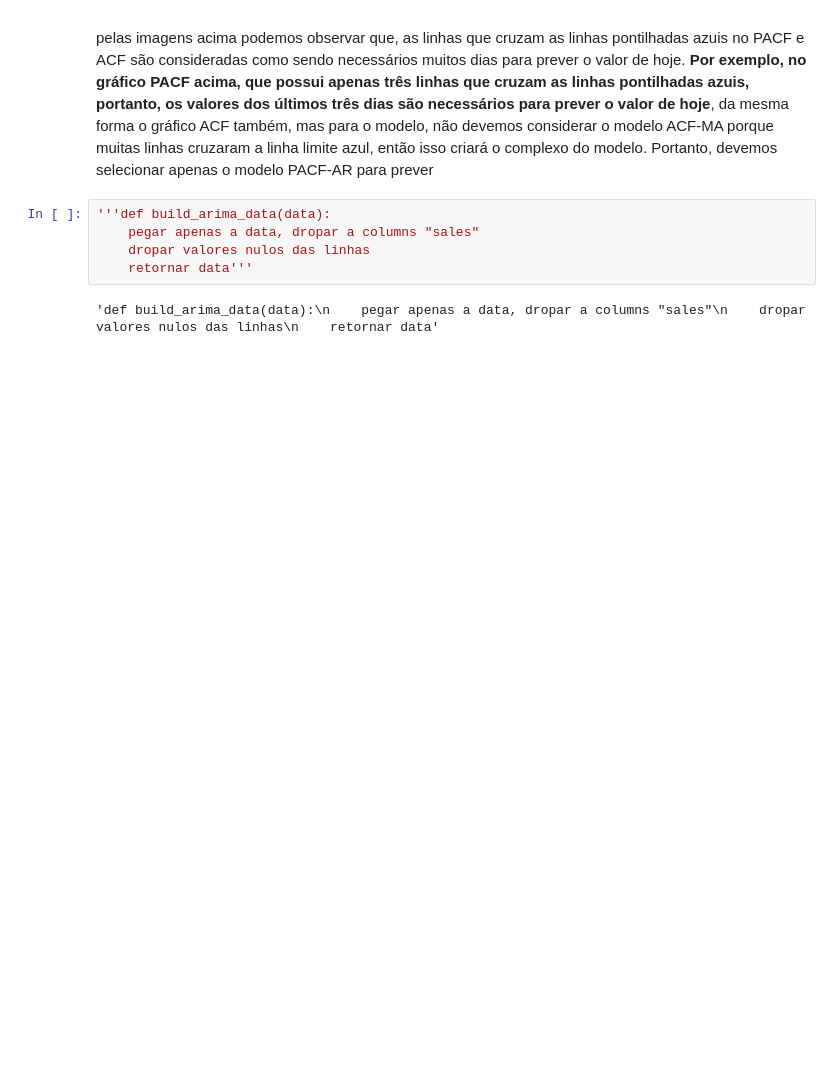
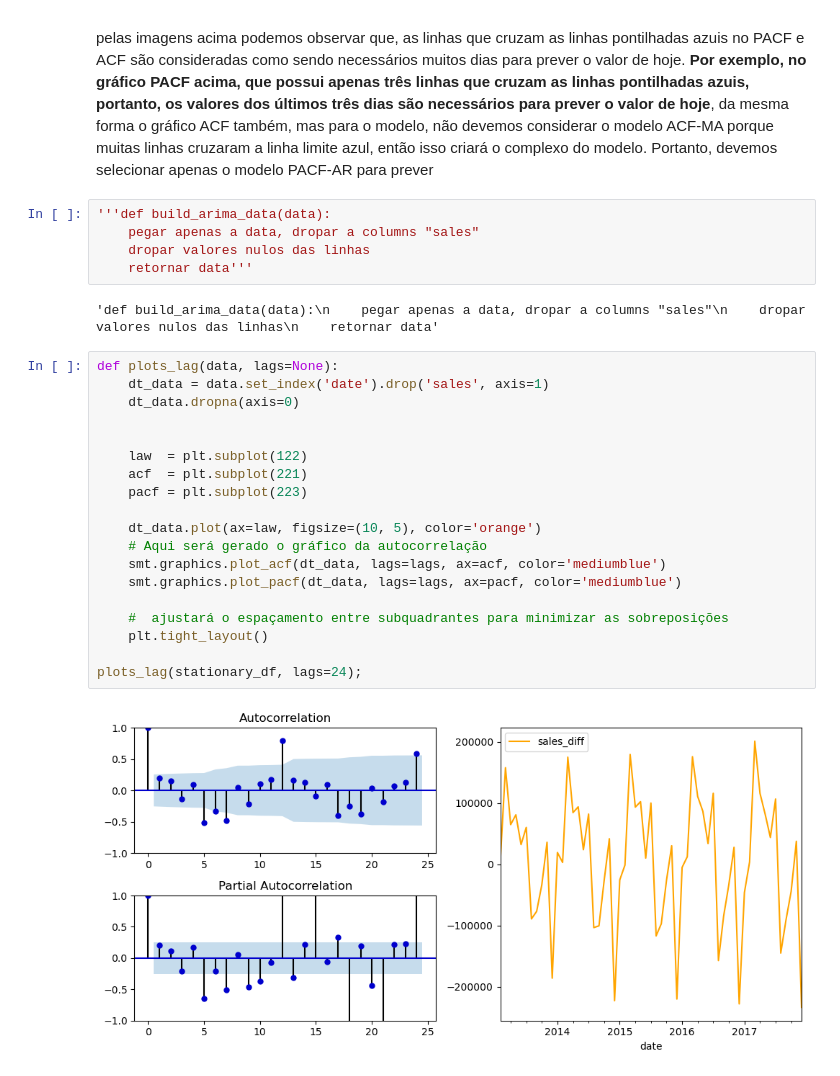
Before and after one commit to andrxduarte/190700030784, a Jupyter notebook: Caderno.ipynb, the cells around one changed output. Saved outputs shown, nothing was run; the diff lists cells and outputs as text; blank space fills up the shorter version.

```diff
--- a/Caderno.ipynb
+++ b/Caderno.ipynb
@@ -408,3 +437,24 @@ pelas imagens acima podemos observar que, as linhas que cruzam as linhas pontilh
     retornar data'''
 # %% [output]
 'def build_arima_data(data):\n    pegar apenas a data, dropar a columns "sales"\n    dropar valores nulos das linhas\n    retornar data'
+# %%
+def plots_lag(data, lags=None):
+    dt_data = data.set_index('date').drop('sales', axis=1)
+    dt_data.dropna(axis=0)
+
+
+    law  = plt.subplot(122)
+    acf  = plt.subplot(221)
+    pacf = plt.subplot(223)
+
+    dt_data.plot(ax=law, figsize=(10, 5), color='orange')
+    # Aqui será gerado o gráfico da autocorrelação
+    smt.graphics.plot_acf(dt_data, lags=lags, ax=acf, color='mediumblue')
+    smt.graphics.plot_pacf(dt_data, lags=lags, ax=pacf, color='mediumblue')
+
+    #  ajustará o espaçamento entre subquadrantes para minimizar as sobreposições
+    plt.tight_layout()
+
+plots_lag(stationary_df, lags=24);
+# %% [output]
+[figure, added]
```
Also changed, not shown: parts of 39 cells of this notebook, 1 other file.
